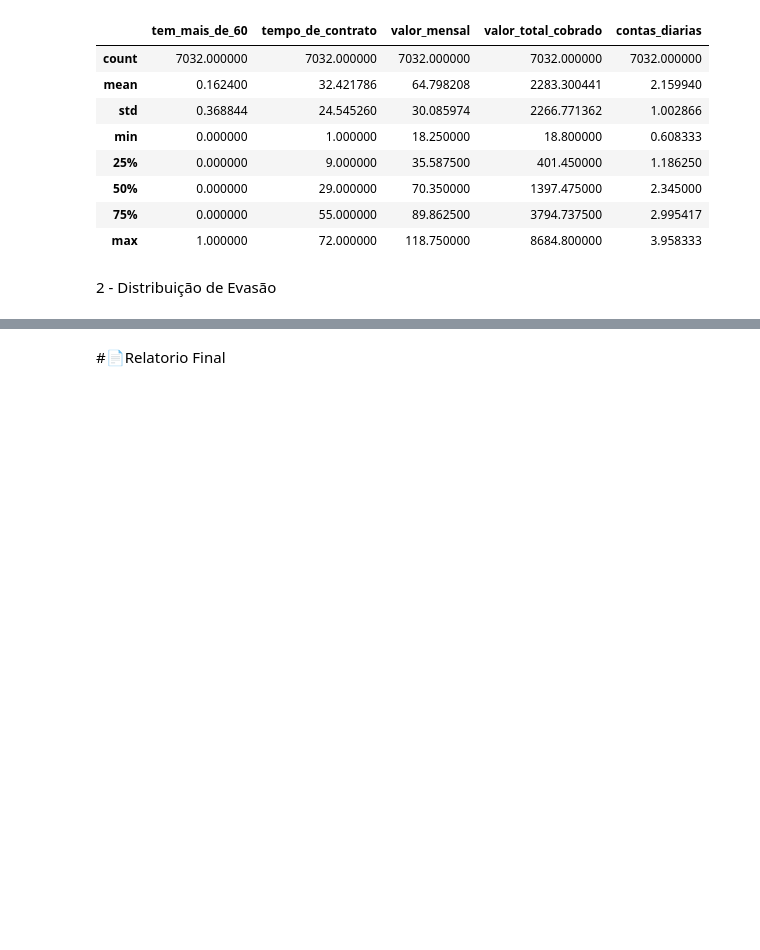
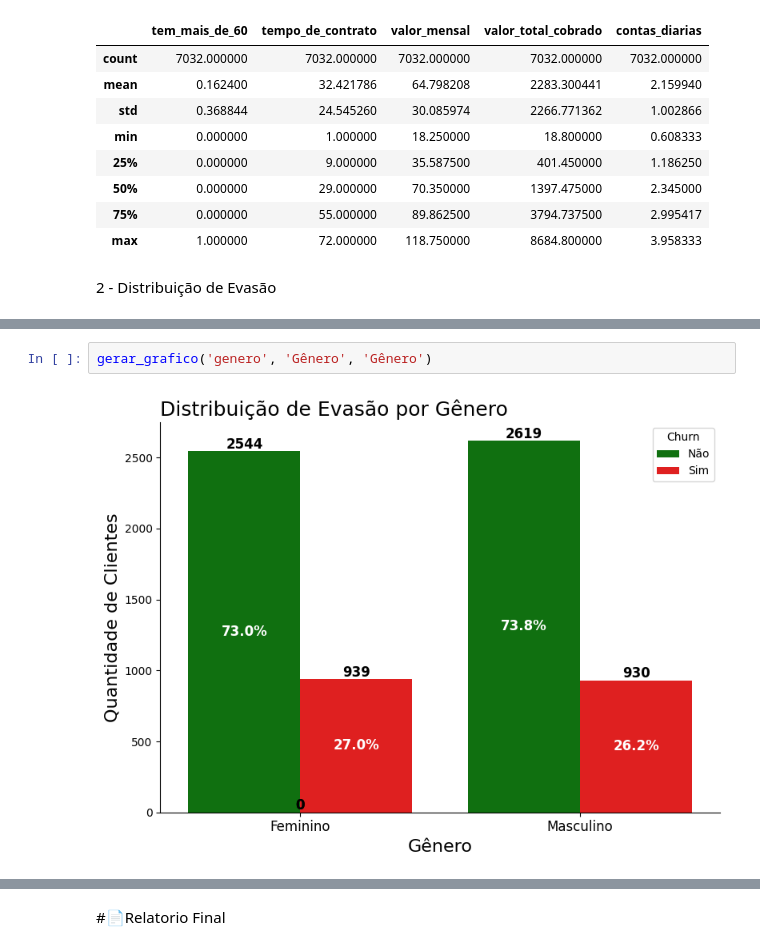
Before and after one commit to carlos-000-carlos/Challenge_2-TelecomX_BR-Cabral, a Jupyter notebook: TelecomX_BR.ipynb, the cells around one changed output, grey strips where cells are left out. Saved outputs shown, nothing was run; the diff lists cells and outputs as text; blank space fills up the shorter version.

```diff
--- a/TelecomX_BR.ipynb
+++ b/TelecomX_BR.ipynb
@@ -554,0 +665,4 @@ plt.show()
+# %%
+gerar_grafico('genero', 'Gênero', 'Gênero')
+# %% [output]
+[figure, added]
```
Also changed, not shown: parts of 12 cells of this notebook.
